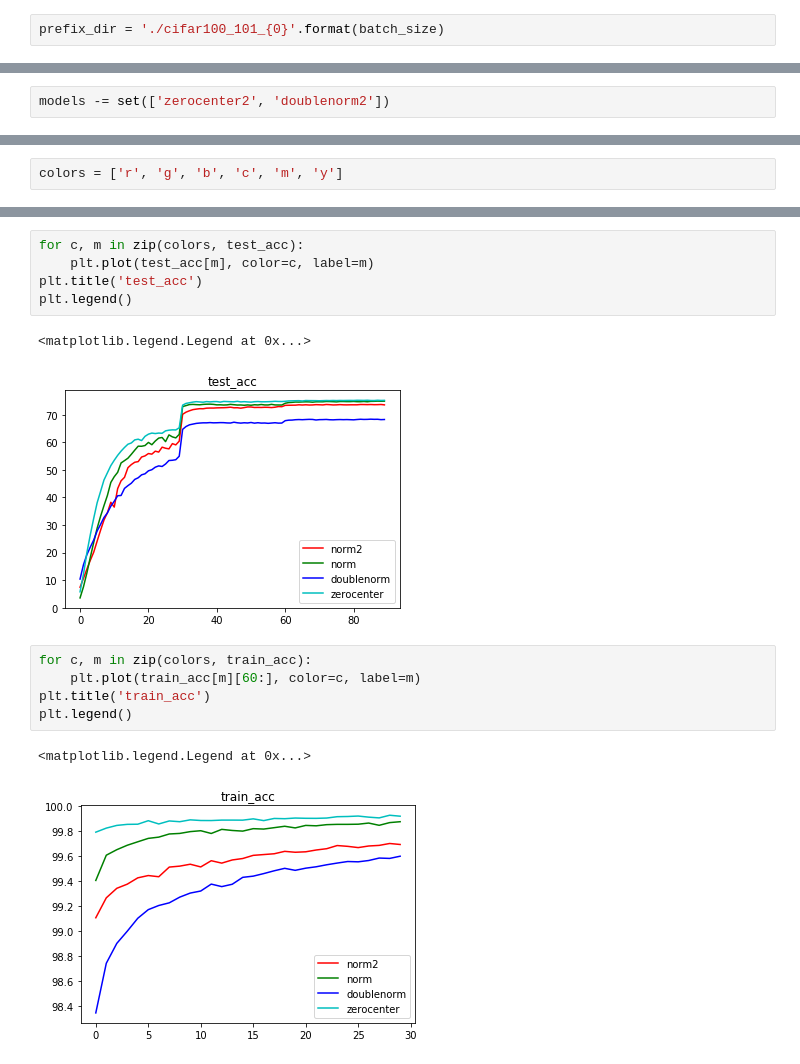
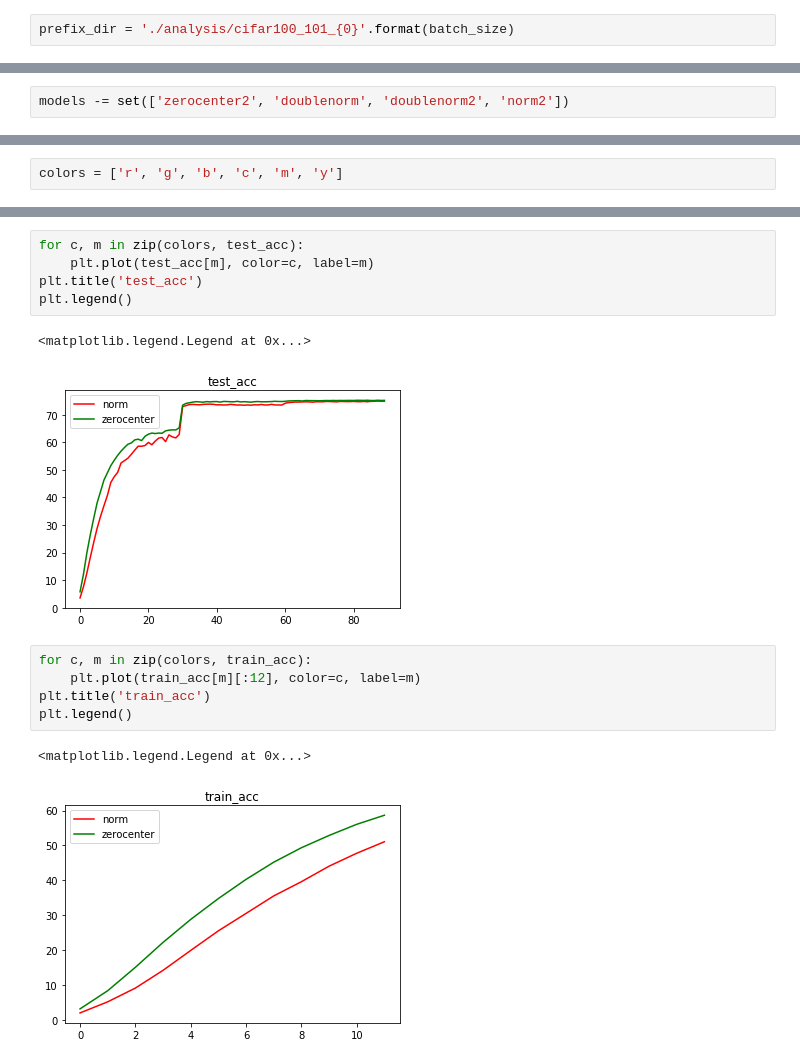
Before and after one commit to vinnamkim/pytorch-cifar, a Jupyter notebook: analysis/cifar100_101_loss_acc.ipynb, the cells around one changed output, grey strips where cells are left out. Cells and saved outputs as stored; diff of their text form.

```diff
--- a/analysis/cifar100_101_loss_acc.ipynb
+++ b/analysis/cifar100_101_loss_acc.ipynb
@@ -7,11 +7,11 @@ import numpy as np
 # %%
 batch_size = 64
 # %%
-prefix_dir = './cifar100_101_{0}'.format(batch_size)
+prefix_dir = './analysis/cifar100_101_{0}'.format(batch_size)
 # %%
 models = set([d.split('_')[0] for d in sorted(os.listdir(prefix_dir))])
 # %%
-models -= set(['zerocenter2', 'doublenorm2'])
+models -= set(['zerocenter2', 'doublenorm', 'doublenorm2', 'norm2'])
 # %%
 models
 # %% [output]
@@ -72,14 +72,14 @@ plt.title('test_acc')
 plt.legend()
 # %% [output]
 <matplotlib.legend.Legend at 0x...>
-[figure, old version]
+[figure, new version]
 # %%
 for c, m in zip(colors, train_acc):
-    plt.plot(train_acc[m][60:], color=c, label=m)
+    plt.plot(train_acc[m][:12], color=c, label=m)
 plt.title('train_acc')
 plt.legend()
 # %% [output]
 <matplotlib.legend.Legend at 0x...>
-[figure, old version]
+[figure, new version]
 # %%
 for c, m in zip(colors, test_acc):
```
Also changed, not shown: parts of 5 cells of this notebook, 2 other files.
